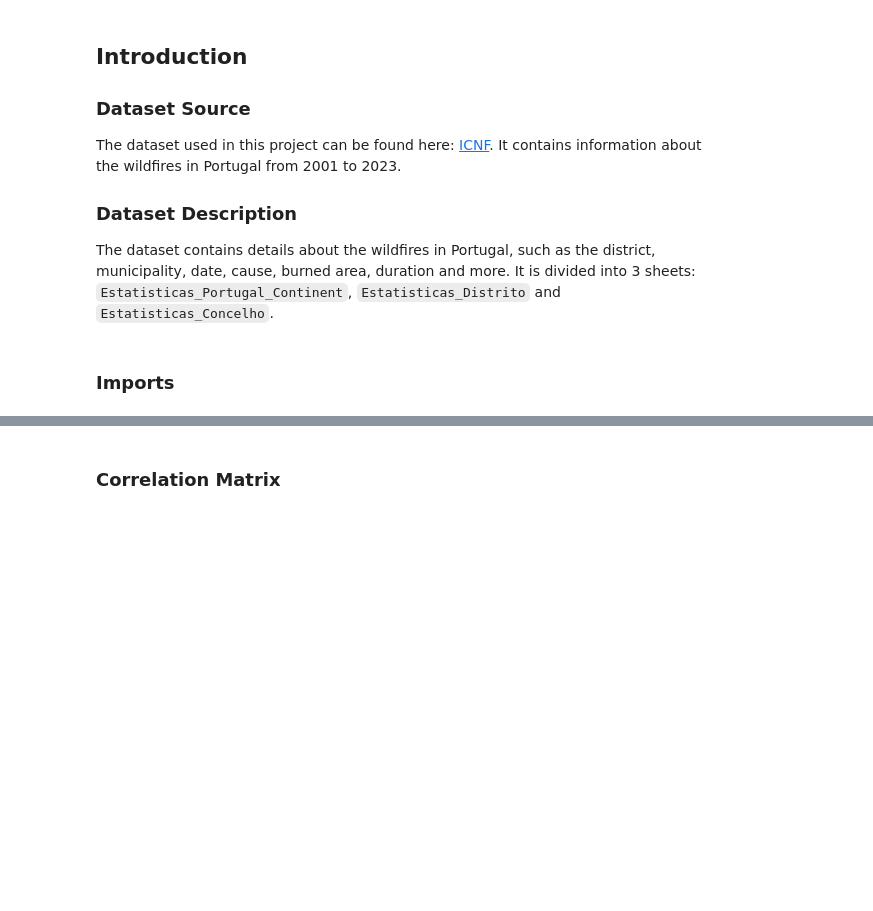
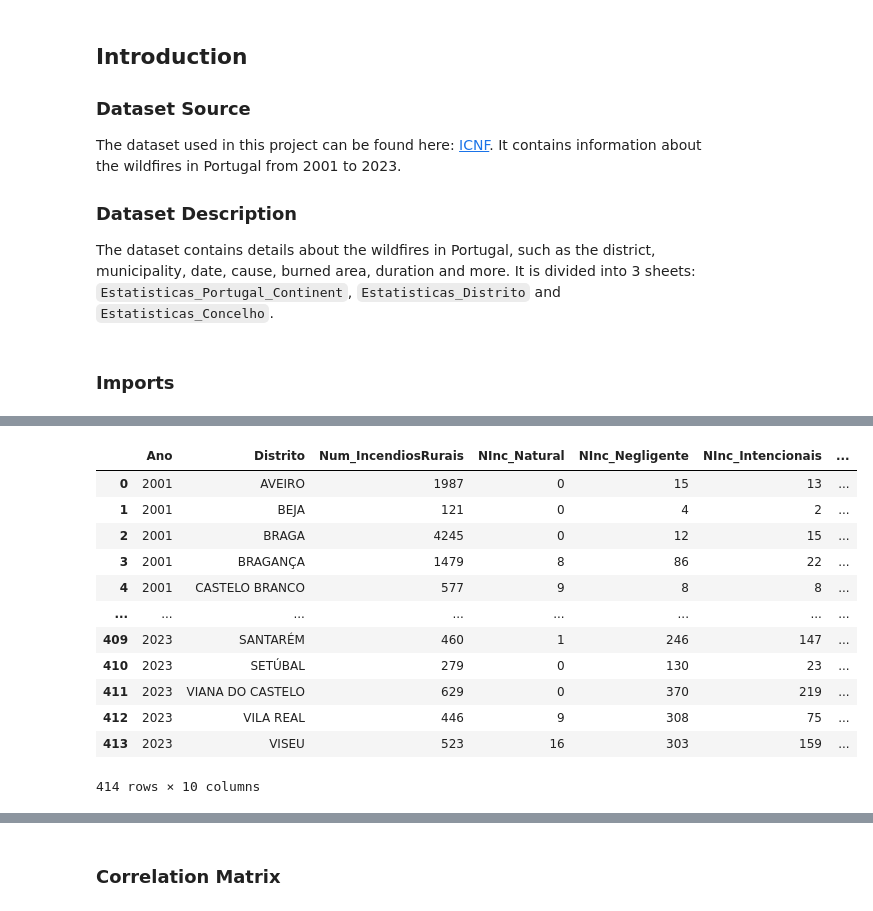
Before and after one commit to brunomfernandes45/fced_stats_project, a Jupyter notebook: phase1_preparation.ipynb, the cells around one changed output, grey strips where cells are left out. Drawn from its saved outputs; the diff is of its cells as text; code cells hidden in the pictures; blank space fills up the shorter version.

```diff
--- a/phase1_preparation.ipynb
+++ b/phase1_preparation.ipynb
@@ -59,0 +105,18 @@ dataset
+# %%
+# change the Estatisticas_Distrito dataset to have only these columns: 'Ano', 'Distrito', 'Num_IncendiosRurais', 'NInc_Natural', 'NInc_Negligente', 'NInc_Intencionais', 'NInc_Reacendimentos', 'NInc_Desconhecida', 'NInc_NaoInvestigados', 'Ninc_Sup24h'
+datasets['Estatisticas_Distrito'] = datasets['Estatisticas_Distrito'][['Ano', 'Distrito', 'Num_IncendiosRurais', 'NInc_Natural', 'NInc_Negligente', 'NInc_Intencionais', 'NInc_Reacendimentos', 'NInc_Desconhecida', 'NInc_NaoInvestigados', 'Ninc_Sup24h']]
+datasets['Estatisticas_Distrito']
+# %% [output]
+|  | Ano | Distrito | Num_IncendiosRurais | NInc_Natural | NInc_Negligente | NInc_Intencionais | ... |
+| 0 | 2001 | AVEIRO | 1987 | 0 | 15 | 13 | ... |
+| 1 | 2001 | BEJA | 121 | 0 | 4 | 2 | ... |
+| 2 | 2001 | BRAGA | 4245 | 0 | 12 | 15 | ... |
+| 3 | 2001 | BRAGANÇA | 1479 | 8 | 86 | 22 | ... |
+| 4 | 2001 | CASTELO BRANCO | 577 | 9 | 8 | 8 | ... |
+| ... | ... | ... | ... | ... | ... | ... | ... |
+| 409 | 2023 | SANTARÉM | 460 | 1 | 246 | 147 | ... |
+| 410 | 2023 | SETÚBAL | 279 | 0 | 130 | 23 | ... |
+| 411 | 2023 | VIANA DO CASTELO | 629 | 0 | 370 | 219 | ... |
+| 412 | 2023 | VILA REAL | 446 | 9 | 308 | 75 | ... |
+| 413 | 2023 | VISEU | 523 | 16 | 303 | 159 | ... |
+414 rows × 10 columns
```
Also changed, not shown: parts of 14 cells of this notebook.
